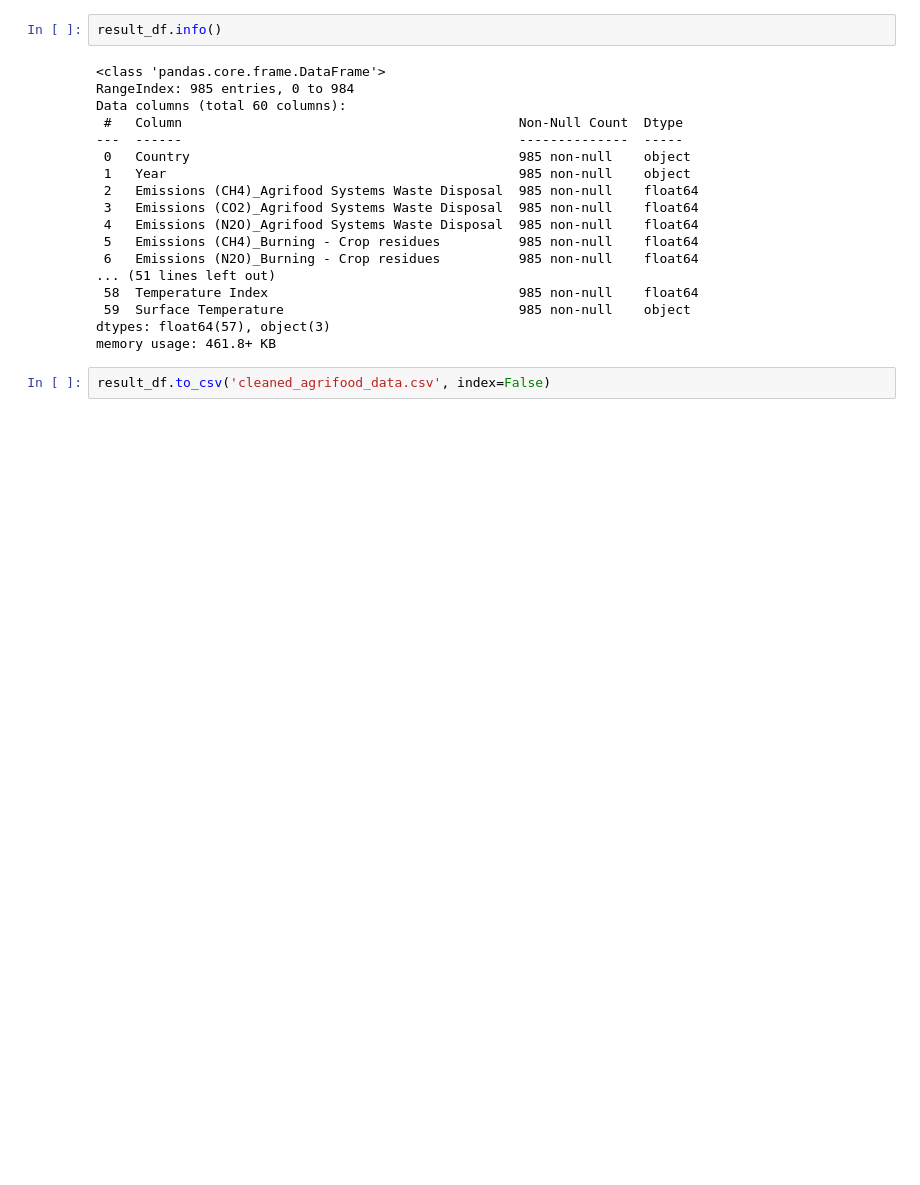
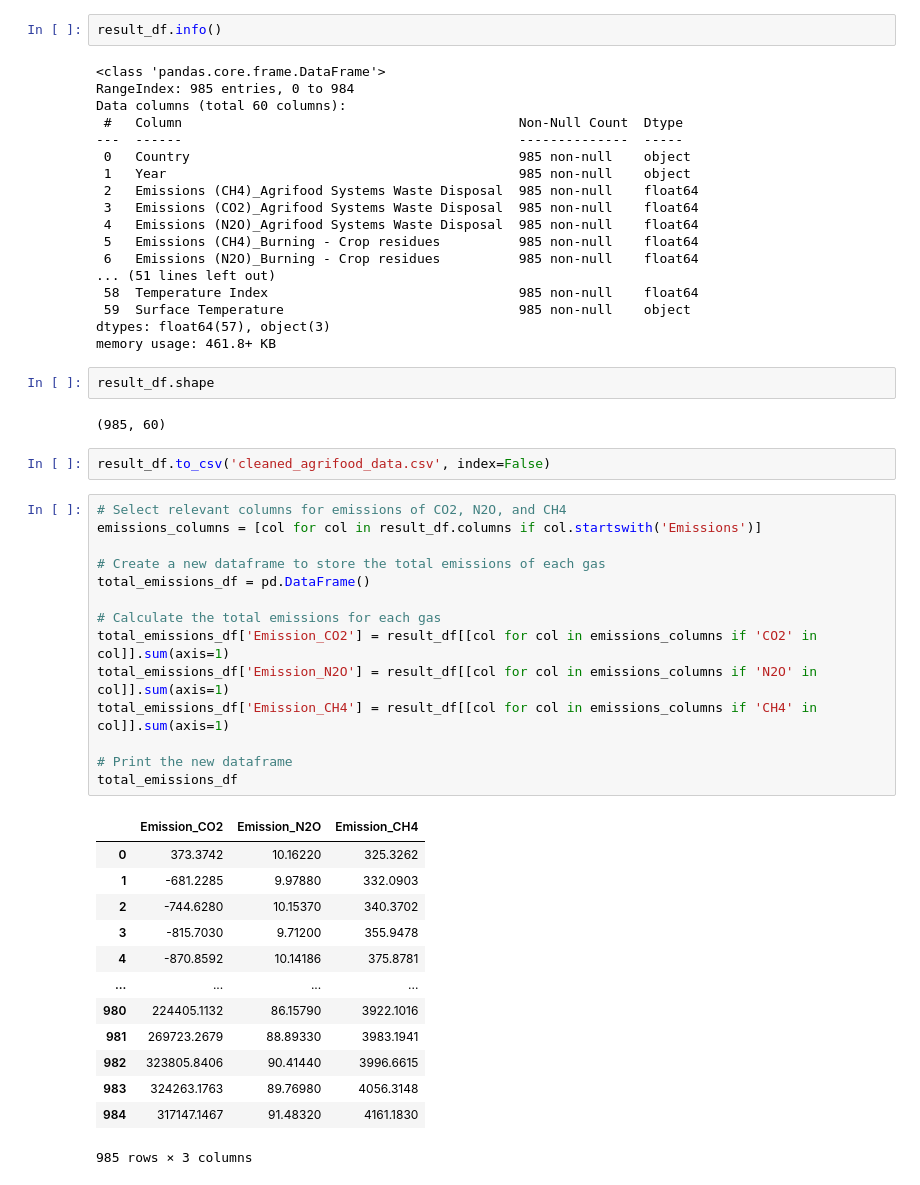
Before and after one commit to junchuan15/WIH2001_DA, a Jupyter notebook: Data Merging.ipynb, the cells around one changed output. Saved outputs shown, nothing was run; the diff lists cells and outputs as text; blank space fills up the shorter version.

```diff
--- a/Data Merging.ipynb
+++ b/Data Merging.ipynb
@@ -488,5 +551,37 @@ Data columns (total 60 columns):
  59  Surface Temperature                              985 non-null    object
 dtypes: float64(57), object(3)
 memory usage: 461.8+ KB
+# %%
+result_df.shape
+# %% [output]
+(985, 60)
 # %%
 result_df.to_csv('cleaned_agrifood_data.csv', index=False)
+# %%
+# Select relevant columns for emissions of CO2, N2O, and CH4
+emissions_columns = [col for col in result_df.columns if col.startswith('Emissions')]
+
+# Create a new dataframe to store the total emissions of each gas
+total_emissions_df = pd.DataFrame()
+
+# Calculate the total emissions for each gas
+total_emissions_df['Emission_CO2'] = result_df[[col for col in emissions_columns if 'CO2' in col]].sum(axis=1)
+total_emissions_df['Emission_N2O'] = result_df[[col for col in emissions_columns if 'N2O' in col]].sum(axis=1)
+total_emissions_df['Emission_CH4'] = result_df[[col for col in emissions_columns if 'CH4' in col]].sum(axis=1)
+
+# Print the new dataframe
+total_emissions_df
+# %% [output]
+|  | Emission_CO2 | Emission_N2O | Emission_CH4 |
+| 0 | 373.3742 | 10.16220 | 325.3262 |
+| 1 | -681.2285 | 9.97880 | 332.0903 |
+| 2 | -744.6280 | 10.15370 | 340.3702 |
+| 3 | -815.7030 | 9.71200 | 355.9478 |
+| 4 | -870.8592 | 10.14186 | 375.8781 |
+| ... | ... | ... | ... |
+| 980 | 224405.1132 | 86.15790 | 3922.1016 |
+| 981 | 269723.2679 | 88.89330 | 3983.1941 |
+| 982 | 323805.8406 | 90.41440 | 3996.6615 |
+| 983 | 324263.1763 | 89.76980 | 4056.3148 |
+| 984 | 317147.1467 | 91.48320 | 4161.1830 |
+985 rows × 3 columns
```
Also changed, not shown: parts of 12 cells of this notebook, 4 other files.
